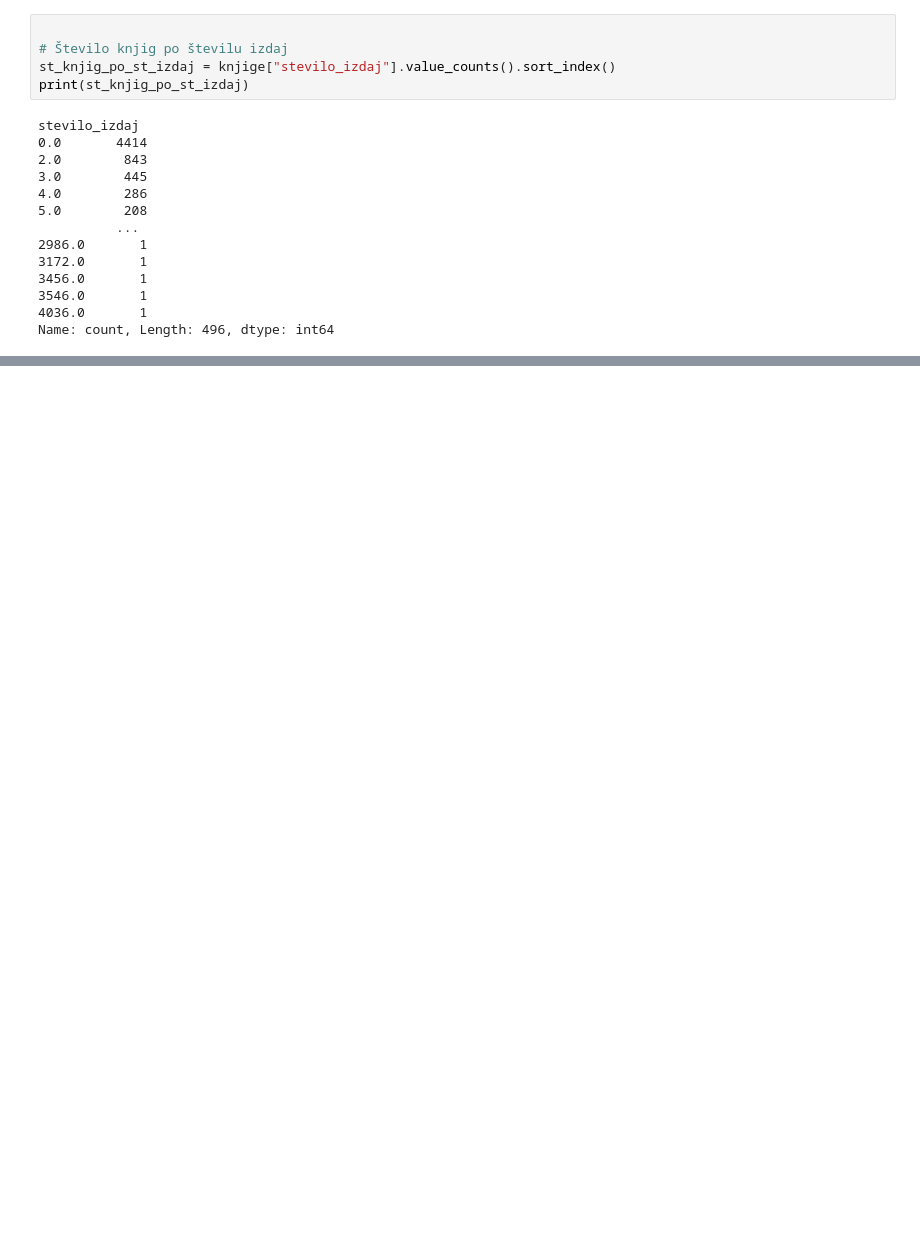
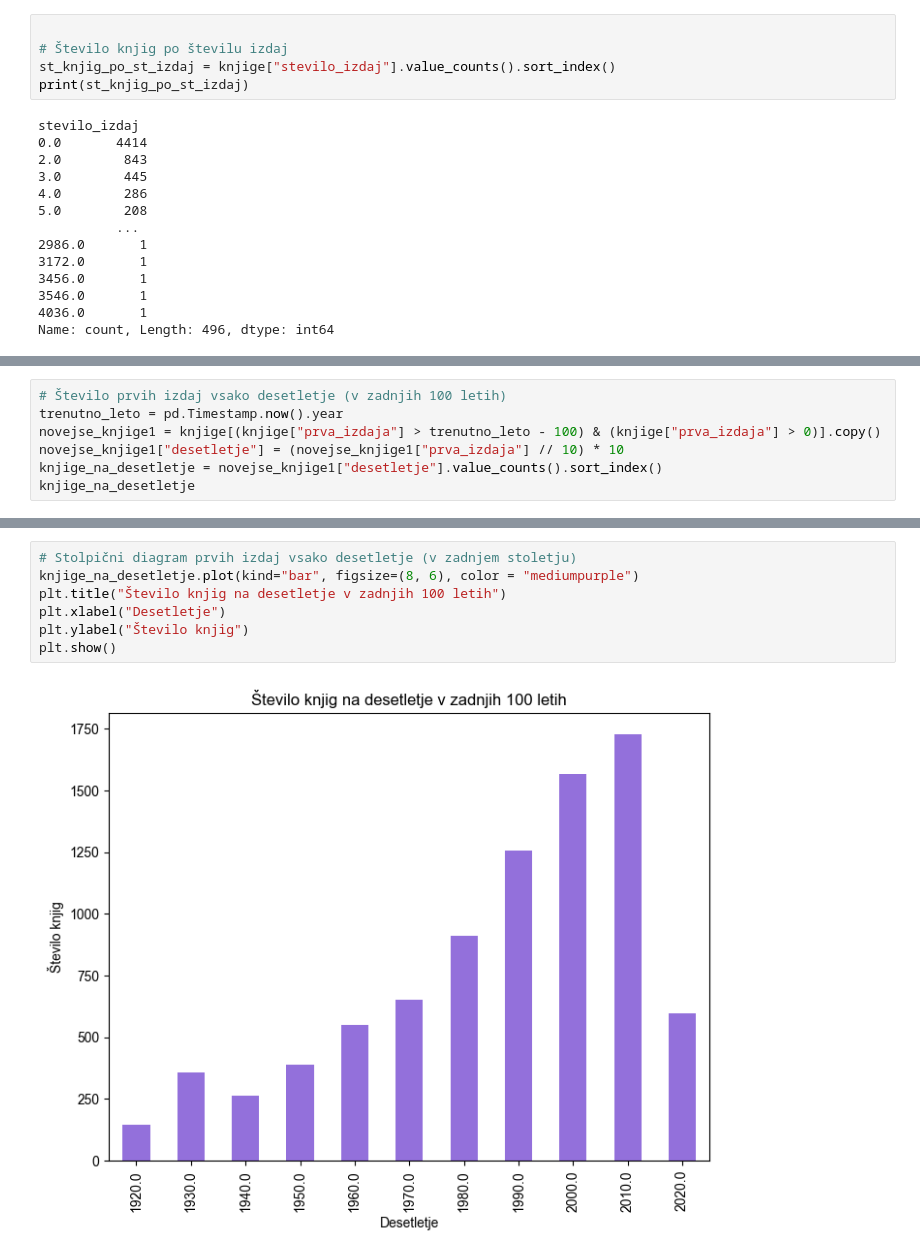
Before and after one commit to zalaplesec/Book-analysis, a Jupyter notebook: analiza.ipynb, the cells around one changed output, grey strips where cells are left out. Drawn from its saved outputs; the diff is of its cells as text; blank space fills up the shorter version.

```diff
--- a/analiza.ipynb
+++ b/analiza.ipynb
@@ -382,0 +457,7 @@ KeyError: 'avtor'
+# %%
+# Število prvih izdaj vsako desetletje (v zadnjih 100 letih)
+trenutno_leto = pd.Timestamp.now().year
+novejse_knjige1 = knjige[(knjige["prva_izdaja"] > trenutno_leto - 100) & (knjige["prva_izdaja"] > 0)].copy()
+novejse_knjige1["desetletje"] = (novejse_knjige1["prva_izdaja"] // 10) * 10
+knjige_na_desetletje = novejse_knjige1["desetletje"].value_counts().sort_index()
+knjige_na_desetletje
@@ -382,0 +478,9 @@ KeyError: 'avtor'
+# %%
+# Stolpični diagram prvih izdaj vsako desetletje (v zadnjem stoletju)
+knjige_na_desetletje.plot(kind="bar", figsize=(8, 6), color = "mediumpurple")
+plt.title("Število knjig na desetletje v zadnjih 100 letih")
+plt.xlabel("Desetletje")
+plt.ylabel("Število knjig")
+plt.show()
+# %% [output]
+[figure, added]
```
Also changed, not shown: parts of 29 cells of this notebook.
